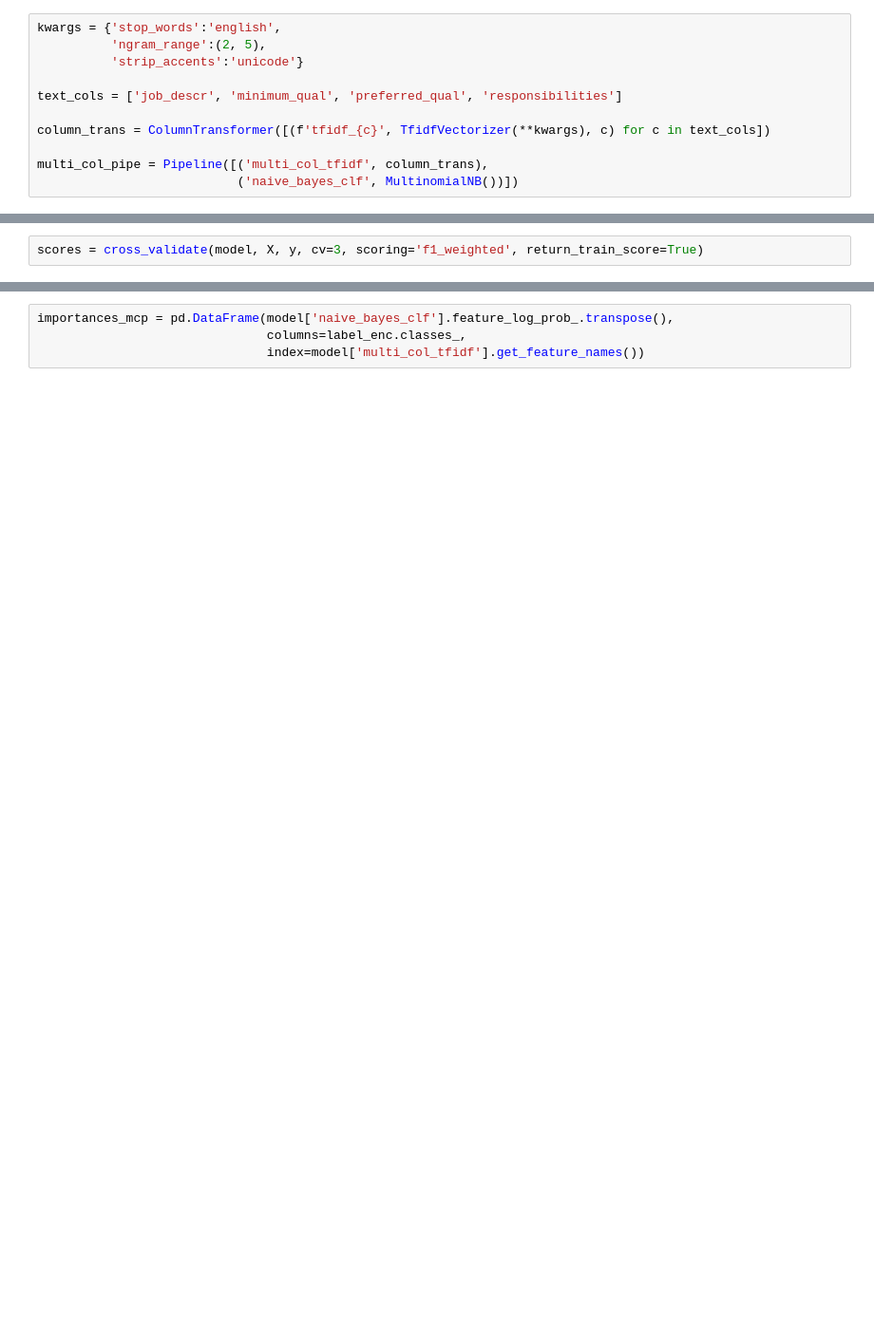
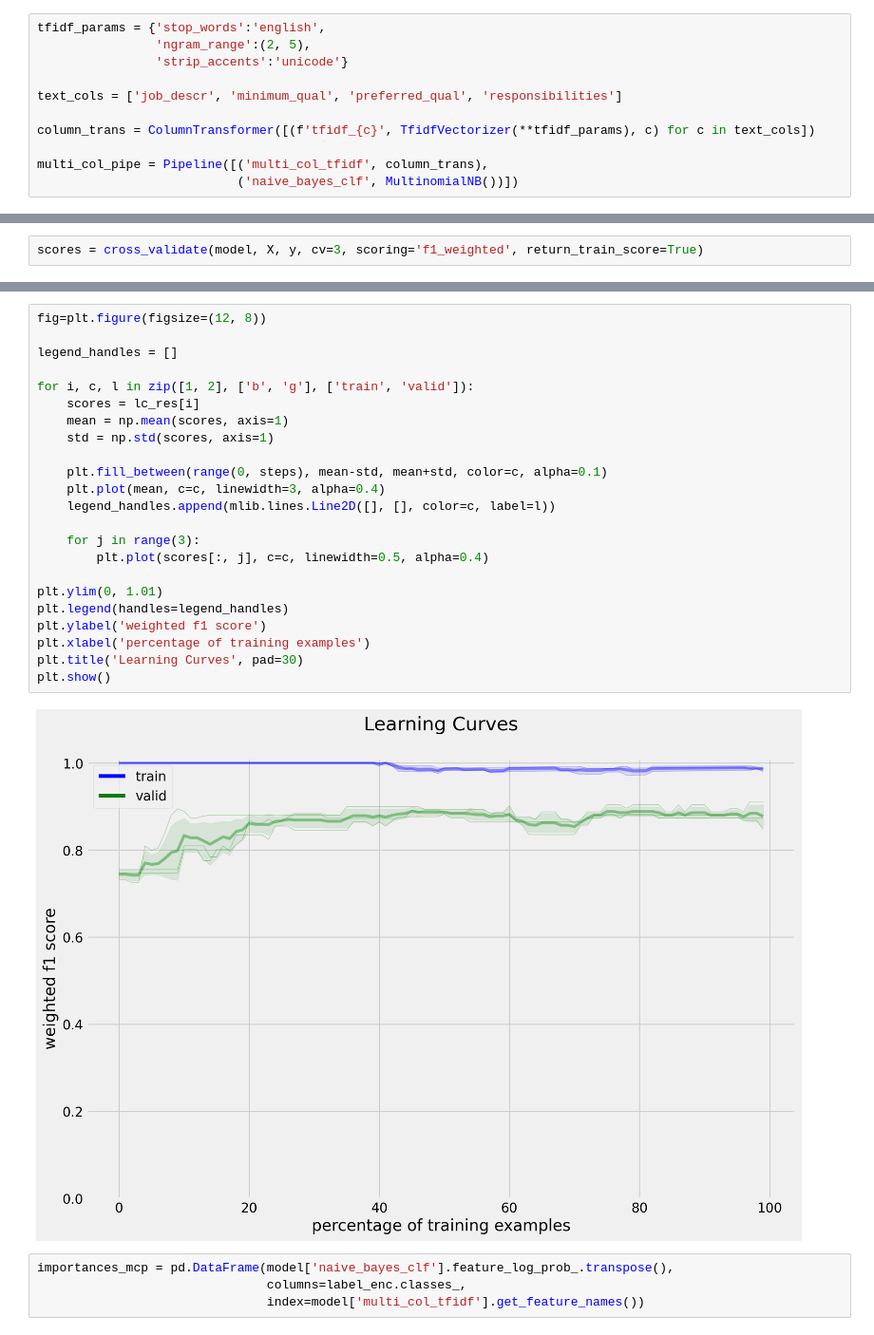
Before and after one commit to rossrco/analyses, a Jupyter notebook: ggl_job_ads/notebooks/job_ads_analysis.ipynb, the cells around one changed output, grey strips where cells are left out. Shown at 95% size. Saved outputs shown, nothing was run; the diff lists cells and outputs as text; blank space fills up the shorter version.

```diff
--- a/ggl_job_ads/notebooks/job_ads_analysis.ipynb
+++ b/ggl_job_ads/notebooks/job_ads_analysis.ipynb
@@ -122,13 +127,13 @@ to_model = ads[ads.function.isin(['engineer', 'scientist', 'architect'])].copy()
 label_enc = LabelEncoder()
 to_model['function_enc'] = label_enc.fit_transform(to_model.function.astype('str'))
 # %%
-kwargs = {'stop_words':'english',
-          'ngram_range':(2, 5),
-          'strip_accents':'unicode'}
+tfidf_params = {'stop_words':'english',
+                'ngram_range':(2, 5),
+                'strip_accents':'unicode'}
 
 text_cols = ['job_descr', 'minimum_qual', 'preferred_qual', 'responsibilities']
 
-column_trans = ColumnTransformer([(f'tfidf_{c}', TfidfVectorizer(**kwargs), c) for c in text_cols])
+column_trans = ColumnTransformer([(f'tfidf_{c}', TfidfVectorizer(**tfidf_params), c) for c in text_cols])
 
 multi_col_pipe = Pipeline([('multi_col_tfidf', column_trans),
                            ('naive_bayes_clf', MultinomialNB())])
@@ -150,3 +179,28 @@ train_score, mean: 0.98, std: 0.01
+# %%
+fig=plt.figure(figsize=(12, 8))
+
+legend_handles = []
+
+for i, c, l in zip([1, 2], ['b', 'g'], ['train', 'valid']):
+    scores = lc_res[i]
+    mean = np.mean(scores, axis=1)
+    std = np.std(scores, axis=1)
+
+    plt.fill_between(range(0, steps), mean-std, mean+std, color=c, alpha=0.1)
+    plt.plot(mean, c=c, linewidth=3, alpha=0.4)
+    legend_handles.append(mlib.lines.Line2D([], [], color=c, label=l))
+
+    for j in range(3):
+        plt.plot(scores[:, j], c=c, linewidth=0.5, alpha=0.4)
+
+plt.ylim(0, 1.01)
+plt.legend(handles=legend_handles)
+plt.ylabel('weighted f1 score')
+plt.xlabel('percentage of training examples')
+plt.title('Learning Curves', pad=30)
+plt.show()
+# %% [output]
+[figure, added]
 # %%
 importances_mcp = pd.DataFrame(model['naive_bayes_clf'].feature_log_prob_.transpose(),
                                columns=label_enc.classes_,
```
Also changed, not shown: parts of 11 cells of this notebook.
